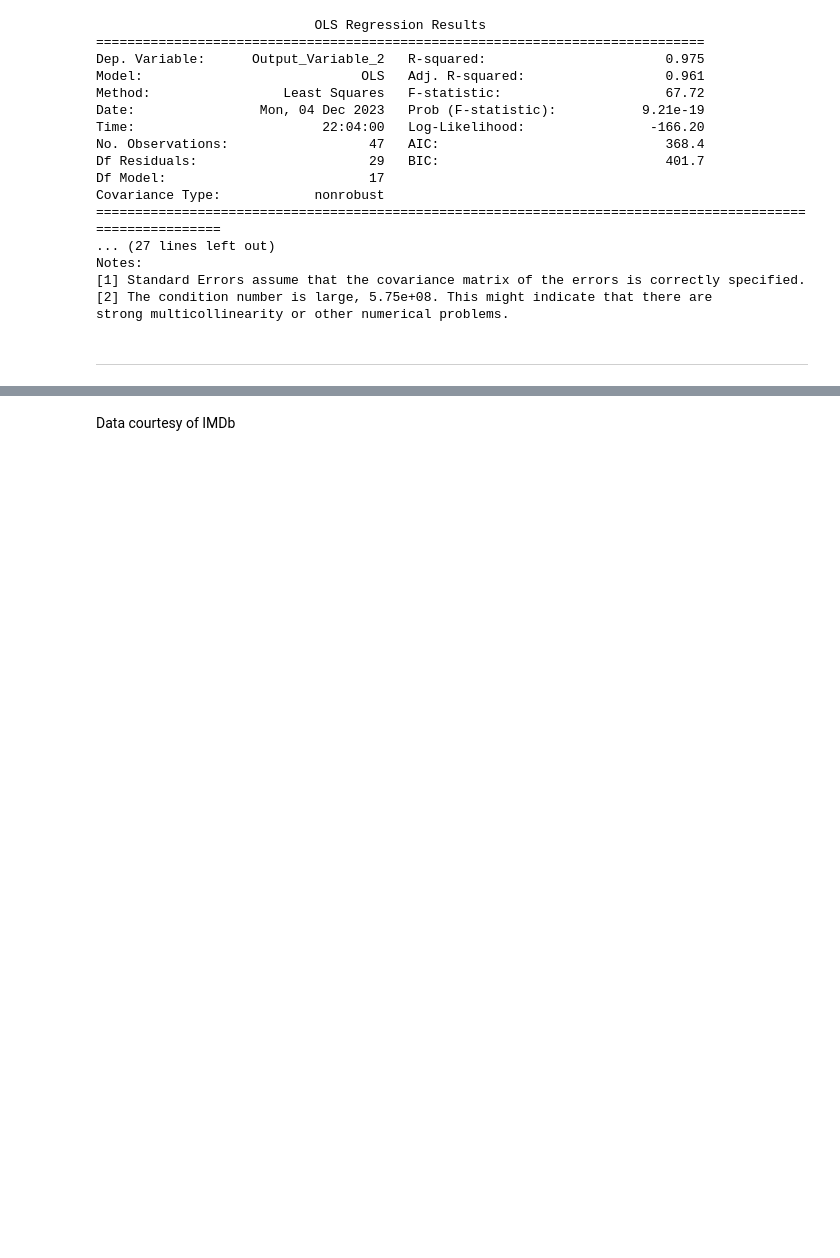
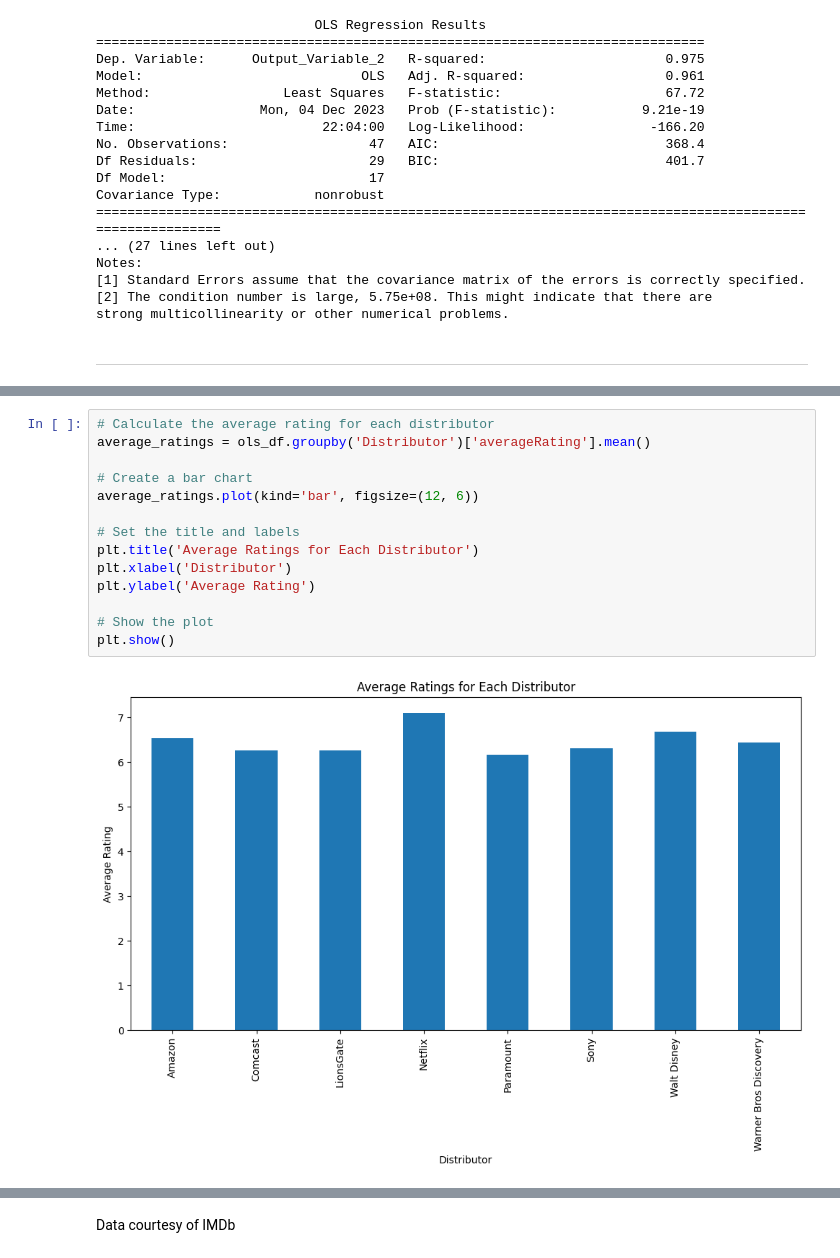
Before and after one commit to shreyashguptas/IMDbRatings-StockImpact, a Jupyter notebook: Project_dataset.ipynb, the cells around one changed output, grey strips where cells are left out. Cells and saved outputs as stored; diff of their text form; blank space fills up the shorter version.

```diff
--- a/Project_dataset.ipynb
+++ b/Project_dataset.ipynb
@@ -1246,0 +1255,16 @@ strong multicollinearity or other numerical problems.
+# %%
+# Calculate the average rating for each distributor
+average_ratings = ols_df.groupby('Distributor')['averageRating'].mean()
+
+# Create a bar chart
+average_ratings.plot(kind='bar', figsize=(12, 6))
+
+# Set the title and labels
+plt.title('Average Ratings for Each Distributor')
+plt.xlabel('Distributor')
+plt.ylabel('Average Rating')
+
+# Show the plot
+plt.show()
+# %% [output]
+[figure, added]
```
Also changed, not shown: parts of 7 cells of this notebook.
